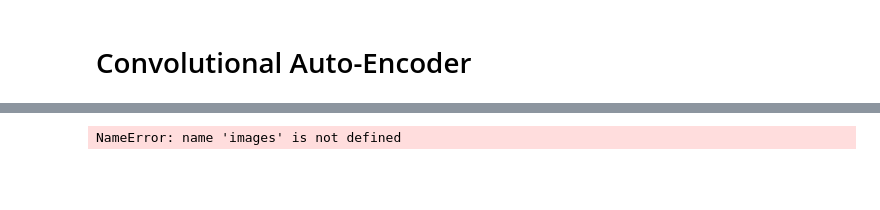
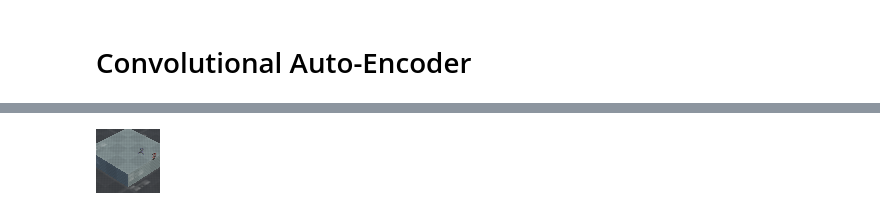
Before and after one commit to steffenricklin/RU-neurosmash, a Jupyter notebook: vae/vae.ipynb, the cells around one changed output, grey strips where cells are left out. Saved outputs shown, nothing was run; the diff lists cells and outputs as text; code cells hidden in the pictures; blank space fills up the shorter version.

```diff
--- a/vae/vae.ipynb
+++ b/vae/vae.ipynb
@@ -55,29 +55,31 @@ ConnectionRefusedError: [Errno 111] Connection refused
 # %%
 # The following steps through an entire episode from start to finish with random actions (by default)
 
 end, reward, state = environment.reset()
-nr_images = 100
+nr_images = 500
 shape = np.array(state).reshape((3, size,size)).shape
 images = np.zeros((nr_images, shape[0], shape[1], shape[2]))
 
 i = 0
 while i < nr_images:
     end, reward, state = environment.reset()
     while (end == 0):
         action = agent.step(end, reward, state)
         end, reward, state = environment.step(action)
-        images[i] = np.array(state).reshape(shape)
+        images[i] = np.array(state).reshape(shape).astype(np.uint8)
         i += 1
         if i >= nr_images:
             end = 1
 
     # Let's run it a few more steps so that the things have time to settle down
     for _ in range(100):
         if i >= nr_images:
             continue
         action = agent.step(end, reward, state)
         end, reward, state = environment.step(action)
         images[i] = np.array(state).reshape(shape)
         i += 1
 
 environment.state2image(state)
+# %% [output]
+[figure, added]
@@ -84,15 +97,13 @@ environment.state2image(state)
 # %%
 batch_size = 100
-train_data, test_data = train_test_split(images, test_size=0.33, random_state=42)
+train_data, test_data = train_test_split(new_images, test_size=0.33, random_state=42)
 
 train_iter = mx.io.NDArrayIter(data={'data': train_data}, batch_size = batch_size)
 test_iter = mx.io.NDArrayIter(data={'data': test_data}, batch_size = batch_size)
 
-vae = ConvVae()
+vae = ConvVae(batch_size=batch_size, size=size)
 #vae.initialize(ctx=vae.ctx) # Initialising weights
 vae.collect_params().initialize(mx.init.Xavier(), ctx=vae.ctx)
-vae.hybridize()  # activates hybrid-mode of the Hybrid-Block
-trainer = gluon.Trainer(vae.collect_params(), 'adam', {'learning_rate': .001})
+# vae.hybridize()  # activates hybrid-mode of the Hybrid-Block
+trainer = gluon.Trainer(vae.collect_params(), 'adam', {'learning_rate': .005})
-# %% [output]
-NameError: name 'images' is not defined
 # %%
```
Also changed, not shown: parts of 9 cells of this notebook, 1 other file.
